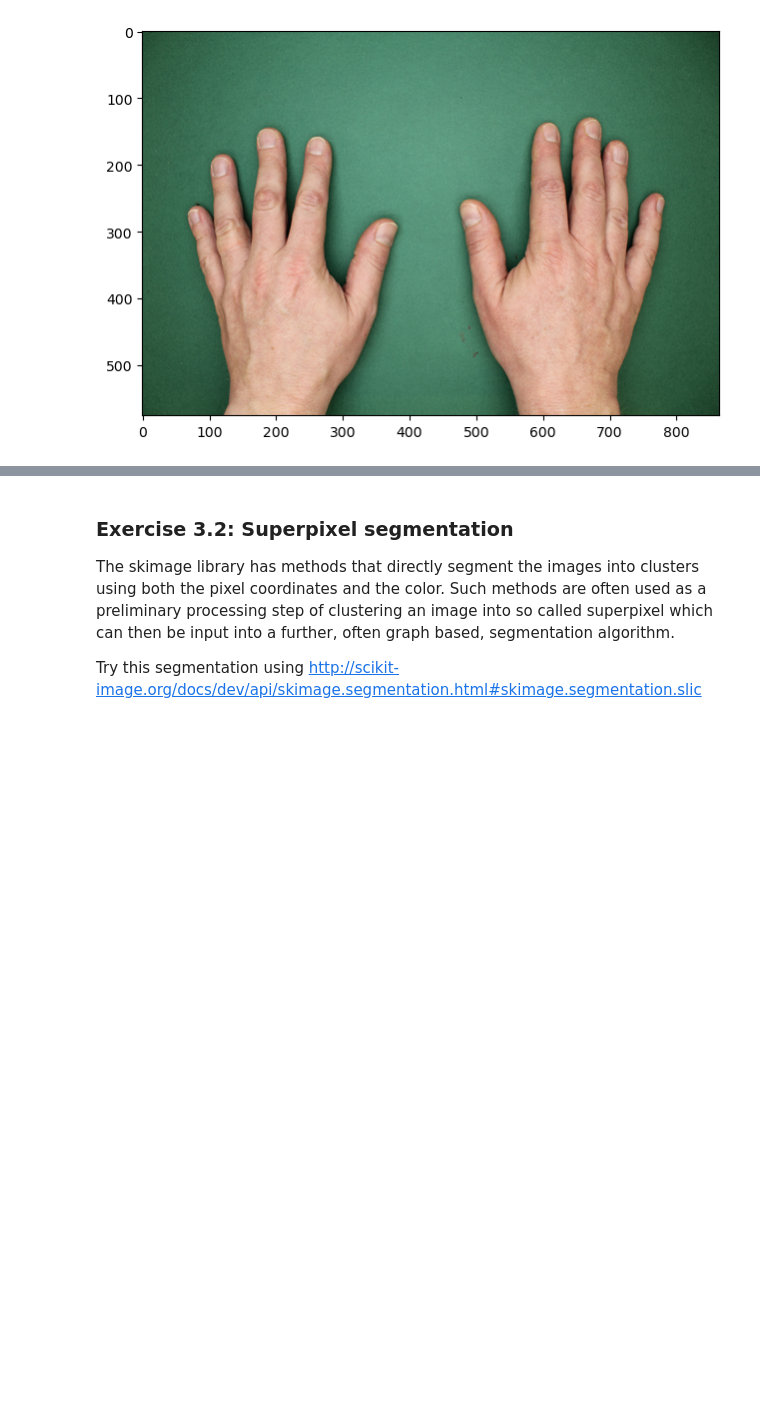
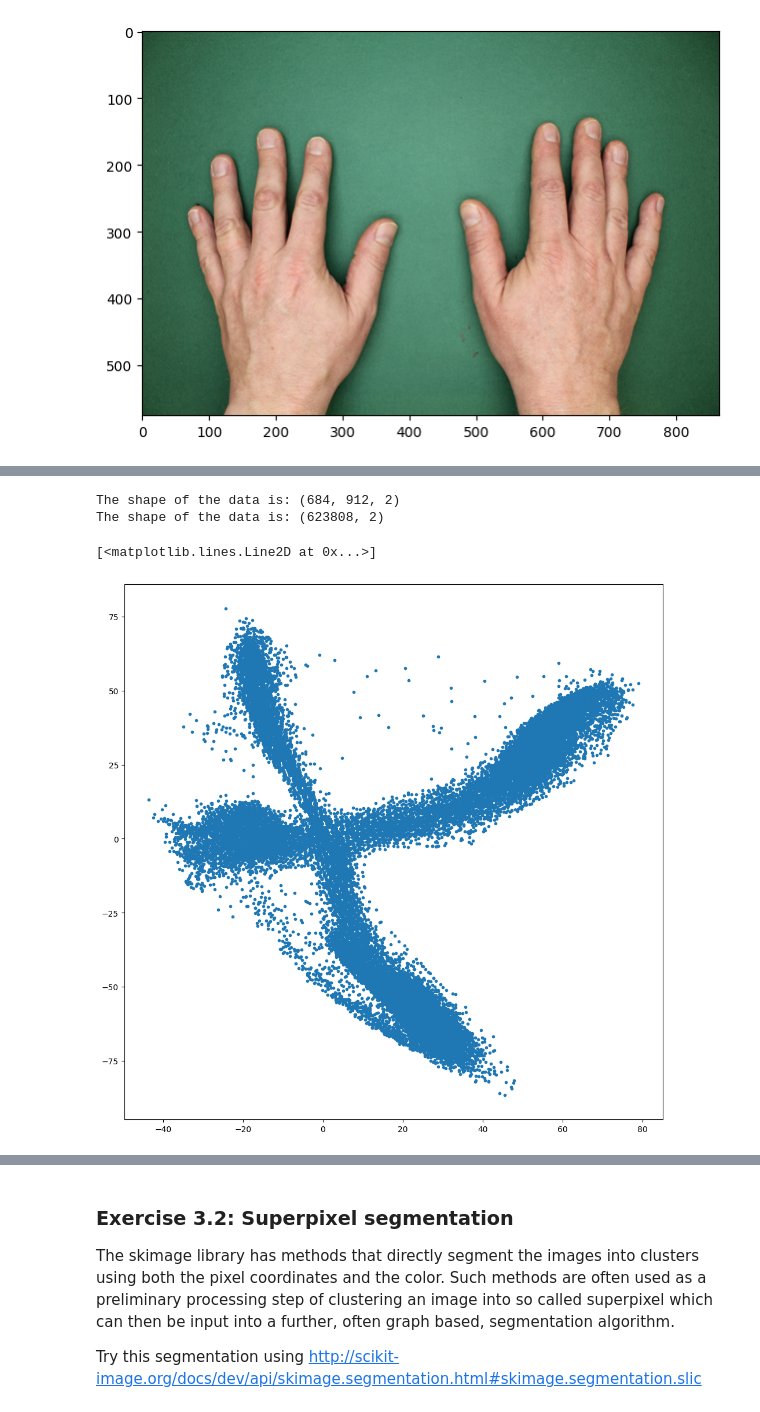
Before and after one commit to dennisshushackost/TSM_CompVIs, a Jupyter notebook: Exercises/Exercise 7/ex7.ipynb, the cells around one changed output, grey strips where cells are left out. Drawn from its saved outputs; the diff is of its cells as text; code cells hidden in the pictures; blank space fills up the shorter version.

```diff
--- a/Exercises/Exercise 7/ex7.ipynb
+++ b/Exercises/Exercise 7/ex7.ipynb
@@ -102,0 +152,17 @@ One for the problems is that similar colors with different intensity will end up
+# %%
+# We remove the L channel and just use the a and b channel for clustering:
+# We will first create a scater plot of the a and b channel to see how the data is distributed:
+
+data_2d = image_lab[:,:,1:3]
+print(f"The shape of the data is: {data_2d.shape}")
+data = data_2d.reshape((-1,2))
+print(f"The shape of the data is: {data.shape}")
+
+# Show the scatter plot of the A and B channel:
+plt.rcParams['figure.figsize'] = [12, 12]
+plt.plot(data[:,0], data[:,1], '.')
+# %% [output]
+The shape of the data is: (684, 912, 2)
+The shape of the data is: (623808, 2)
+[<matplotlib.lines.Line2D at 0x...>]
+[figure, added]
```
Also changed, not shown: parts of 9 cells of this notebook.
